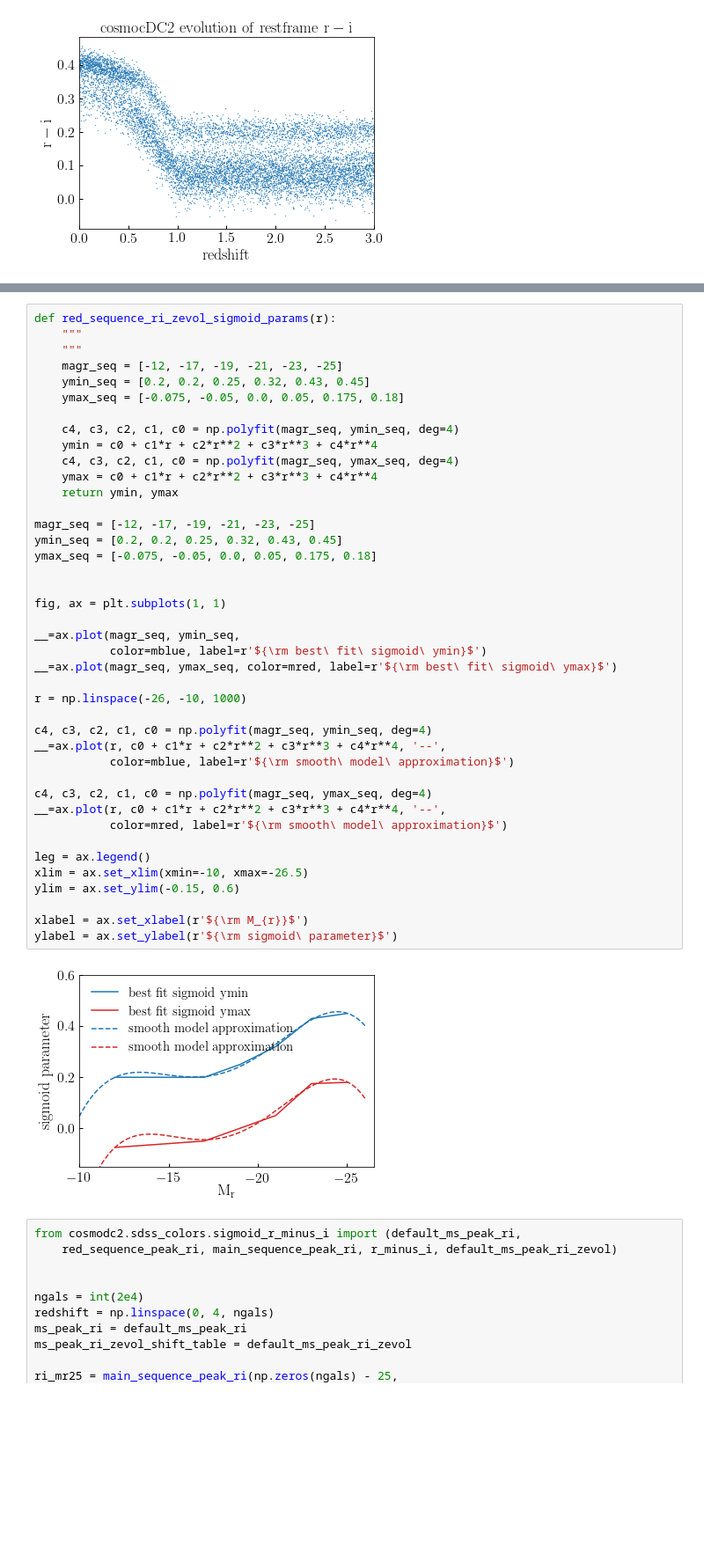
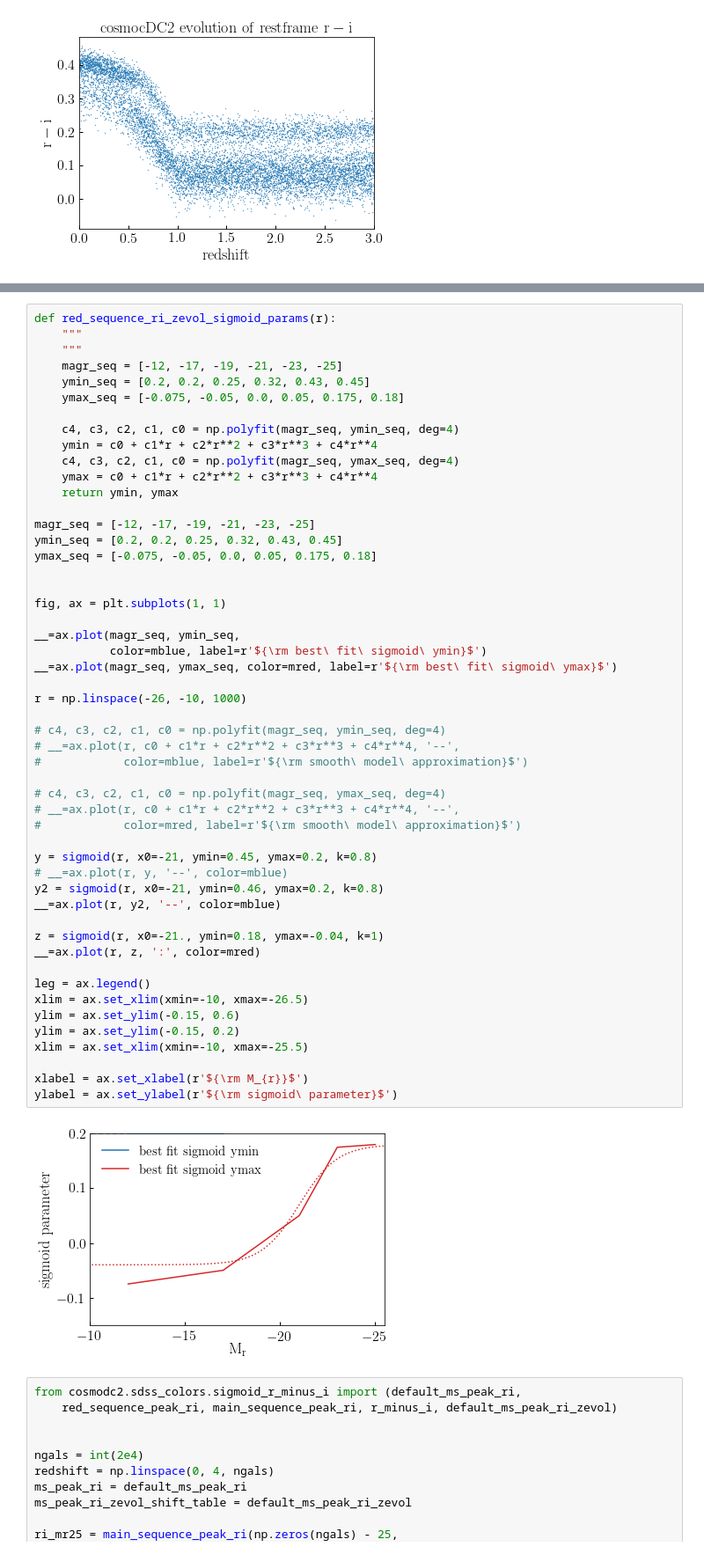
Before and after one commit to LSSTDESC/cosmodc2, a Jupyter notebook: notebooks/develop_sigmoid_evol.ipynb, the cells around one changed output, grey strips where cells are left out. Shown at 88% size. Cells and saved outputs as stored; diff of their text form; blank space fills up the shorter version.

Commit message:
Recalibrated sigmoid-based model for the sigmoid parameters

```diff
--- a/notebooks/develop_sigmoid_evol.ipynb
+++ b/notebooks/develop_sigmoid_evol.ipynb
@@ -49,40 +56,50 @@ def red_sequence_ri_zevol_sigmoid_params(r):
     ymax_seq = [-0.075, -0.05, 0.0, 0.05, 0.175, 0.18]
 
     c4, c3, c2, c1, c0 = np.polyfit(magr_seq, ymin_seq, deg=4)
     ymin = c0 + c1*r + c2*r**2 + c3*r**3 + c4*r**4
     c4, c3, c2, c1, c0 = np.polyfit(magr_seq, ymax_seq, deg=4)
     ymax = c0 + c1*r + c2*r**2 + c3*r**3 + c4*r**4
     return ymin, ymax
 
 magr_seq = [-12, -17, -19, -21, -23, -25]
 ymin_seq = [0.2, 0.2, 0.25, 0.32, 0.43, 0.45]
 ymax_seq = [-0.075, -0.05, 0.0, 0.05, 0.175, 0.18]
 
 
 fig, ax = plt.subplots(1, 1)
 
 __=ax.plot(magr_seq, ymin_seq,
            color=mblue, label=r'${\rm best\ fit\ sigmoid\ ymin}$')
 __=ax.plot(magr_seq, ymax_seq, color=mred, label=r'${\rm best\ fit\ sigmoid\ ymax}$')
 
 r = np.linspace(-26, -10, 1000)
 
-c4, c3, c2, c1, c0 = np.polyfit(magr_seq, ymin_seq, deg=4)
-__=ax.plot(r, c0 + c1*r + c2*r**2 + c3*r**3 + c4*r**4, '--',
-           color=mblue, label=r'${\rm smooth\ model\ approximation}$')
+# c4, c3, c2, c1, c0 = np.polyfit(magr_seq, ymin_seq, deg=4)
+# __=ax.plot(r, c0 + c1*r + c2*r**2 + c3*r**3 + c4*r**4, '--',
+#            color=mblue, label=r'${\rm smooth\ model\ approximation}$')
 
-c4, c3, c2, c1, c0 = np.polyfit(magr_seq, ymax_seq, deg=4)
-__=ax.plot(r, c0 + c1*r + c2*r**2 + c3*r**3 + c4*r**4, '--',
-           color=mred, label=r'${\rm smooth\ model\ approximation}$')
+# c4, c3, c2, c1, c0 = np.polyfit(magr_seq, ymax_seq, deg=4)
+# __=ax.plot(r, c0 + c1*r + c2*r**2 + c3*r**3 + c4*r**4, '--',
+#            color=mred, label=r'${\rm smooth\ model\ approximation}$')
+
+y = sigmoid(r, x0=-21, ymin=0.45, ymax=0.2, k=0.8)
+# __=ax.plot(r, y, '--', color=mblue)
+y2 = sigmoid(r, x0=-21, ymin=0.46, ymax=0.2, k=0.8)
+__=ax.plot(r, y2, '--', color=mblue)
+
+z = sigmoid(r, x0=-21., ymin=0.18, ymax=-0.04, k=1)
+__=ax.plot(r, z, ':', color=mred)
 
 leg = ax.legend()
 xlim = ax.set_xlim(xmin=-10, xmax=-26.5)
 ylim = ax.set_ylim(-0.15, 0.6)
+ylim = ax.set_ylim(-0.15, 0.2)
+xlim = ax.set_xlim(xmin=-10, xmax=-25.5)
 
 xlabel = ax.set_xlabel(r'${\rm M_{r}}$')
 ylabel = ax.set_ylabel(r'${\rm sigmoid\ parameter}$')
 # %% [output]
-[figure, old version]
+[figure, new version]
 # %%
 from cosmodc2.sdss_colors.sigmoid_r_minus_i import (default_ms_peak_ri,
     red_sequence_peak_ri, main_sequence_peak_ri, r_minus_i, default_ms_peak_ri_zevol)
```
Also changed, not shown: parts of 1 cell of this notebook.
